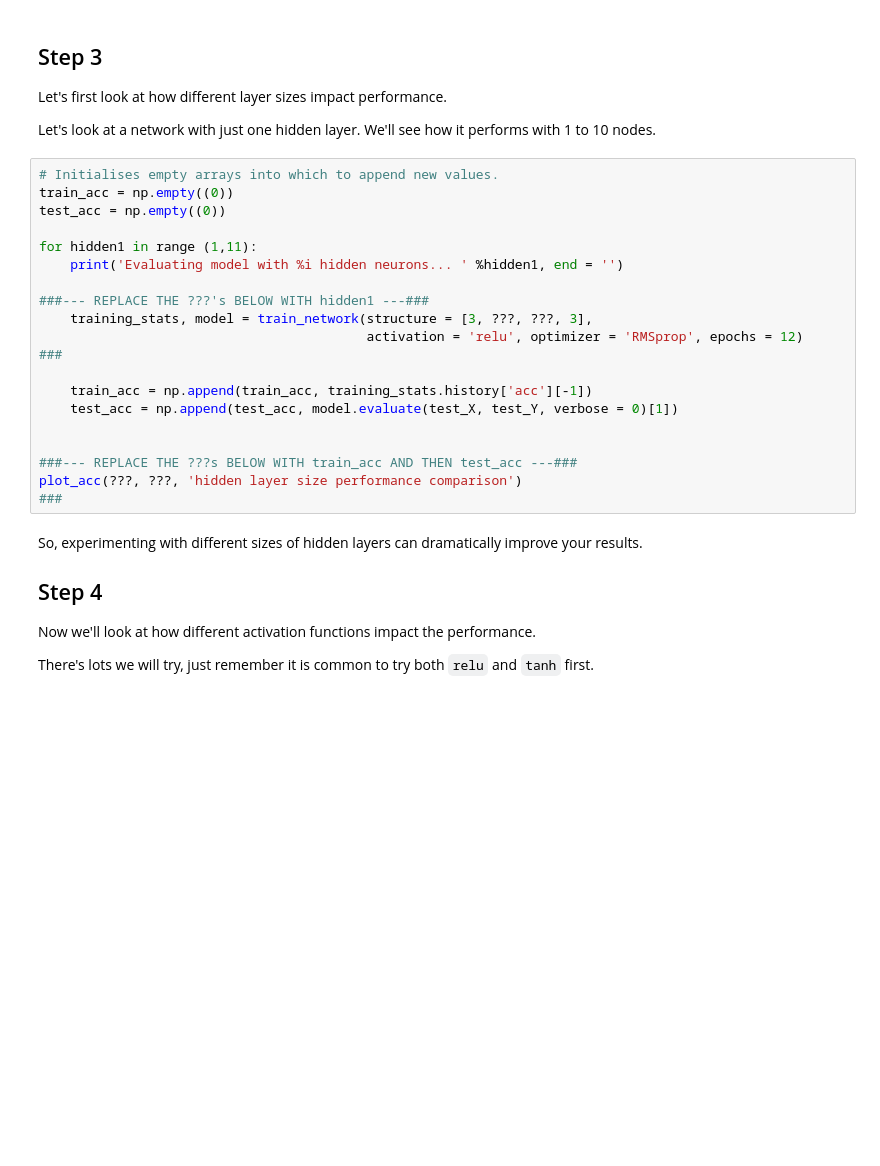
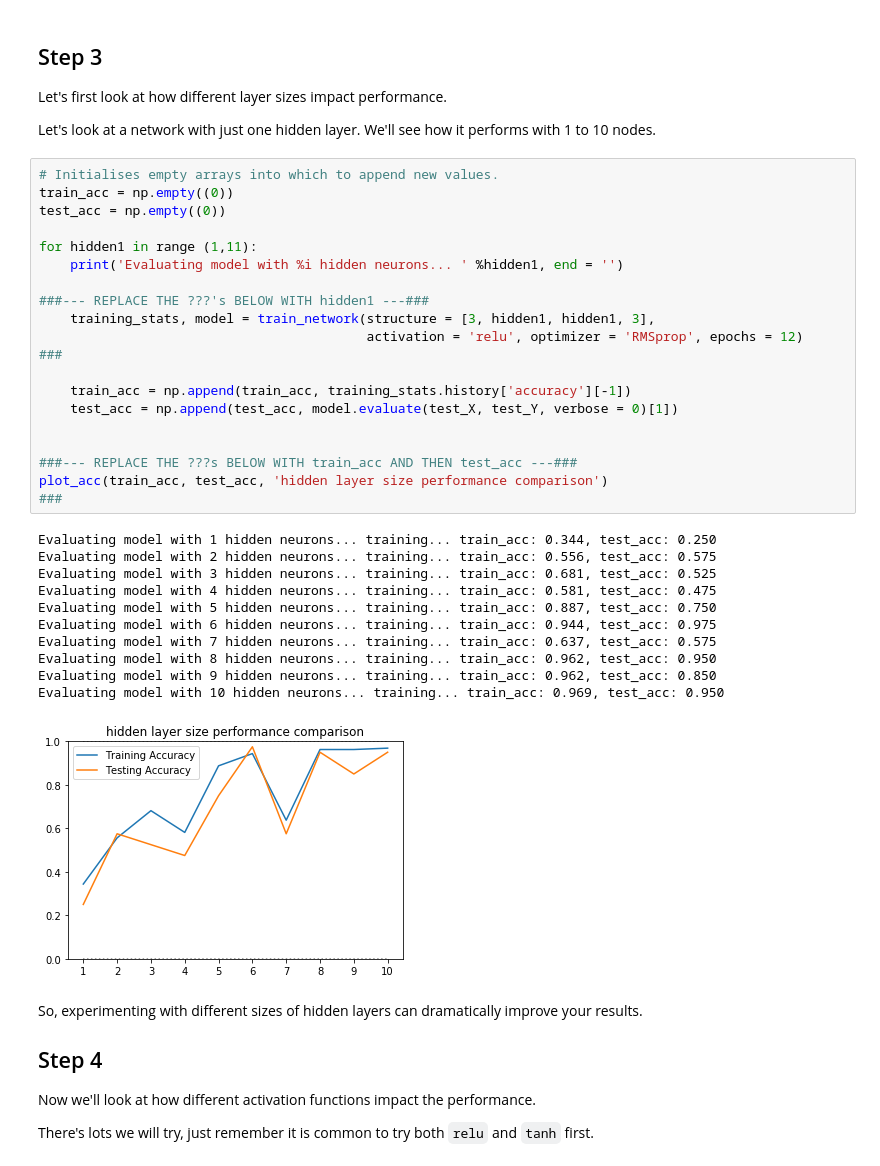
Before and after one commit to quocthang0507/Machine-Learning, a Jupyter notebook: ML Crash Course Python Programming Exercises/09. Neural Networks Advanced - Python.ipynb, the cells around one changed output. Drawn from its saved outputs; the diff is of its cells as text; blank space fills up the shorter version.

```diff
--- a/ML Crash Course Python Programming Exercises/09. Neural Networks Advanced - Python.ipynb
+++ b/ML Crash Course Python Programming Exercises/09. Neural Networks Advanced - Python.ipynb
@@ -164,23 +167,35 @@ Let's look at a network with just one hidden layer. We'll see how it performs wi
 # %%
 # Initialises empty arrays into which to append new values.
 train_acc = np.empty((0))
 test_acc = np.empty((0))
 
 for hidden1 in range (1,11):
     print('Evaluating model with %i hidden neurons... ' %hidden1, end = '')
 
 ###--- REPLACE THE ???'s BELOW WITH hidden1 ---###
-    training_stats, model = train_network(structure = [3, ???, ???, 3],
+    training_stats, model = train_network(structure = [3, hidden1, hidden1, 3],
                                           activation = 'relu', optimizer = 'RMSprop', epochs = 12)
 ###
 
-    train_acc = np.append(train_acc, training_stats.history['acc'][-1])
+    train_acc = np.append(train_acc, training_stats.history['accuracy'][-1])
     test_acc = np.append(test_acc, model.evaluate(test_X, test_Y, verbose = 0)[1])
 
 
 ###--- REPLACE THE ???s BELOW WITH train_acc AND THEN test_acc ---###
-plot_acc(???, ???, 'hidden layer size performance comparison')
+plot_acc(train_acc, test_acc, 'hidden layer size performance comparison')
 ###
+# %% [output]
+Evaluating model with 1 hidden neurons... training... train_acc: 0.344, test_acc: 0.250
+Evaluating model with 2 hidden neurons... training... train_acc: 0.556, test_acc: 0.575
+Evaluating model with 3 hidden neurons... training... train_acc: 0.681, test_acc: 0.525
+Evaluating model with 4 hidden neurons... training... train_acc: 0.581, test_acc: 0.475
+Evaluating model with 5 hidden neurons... training... train_acc: 0.887, test_acc: 0.750
+Evaluating model with 6 hidden neurons... training... train_acc: 0.944, test_acc: 0.975
+Evaluating model with 7 hidden neurons... training... train_acc: 0.637, test_acc: 0.575
+Evaluating model with 8 hidden neurons... training... train_acc: 0.962, test_acc: 0.950
+Evaluating model with 9 hidden neurons... training... train_acc: 0.962, test_acc: 0.850
+Evaluating model with 10 hidden neurons... training... train_acc: 0.969, test_acc: 0.950
+[figure, added]
 # %% [markdown]
 So, experimenting with different sizes of hidden layers can dramatically improve your results.
 
```
Also changed, not shown: parts of 6 cells of this notebook, 6 other files.
